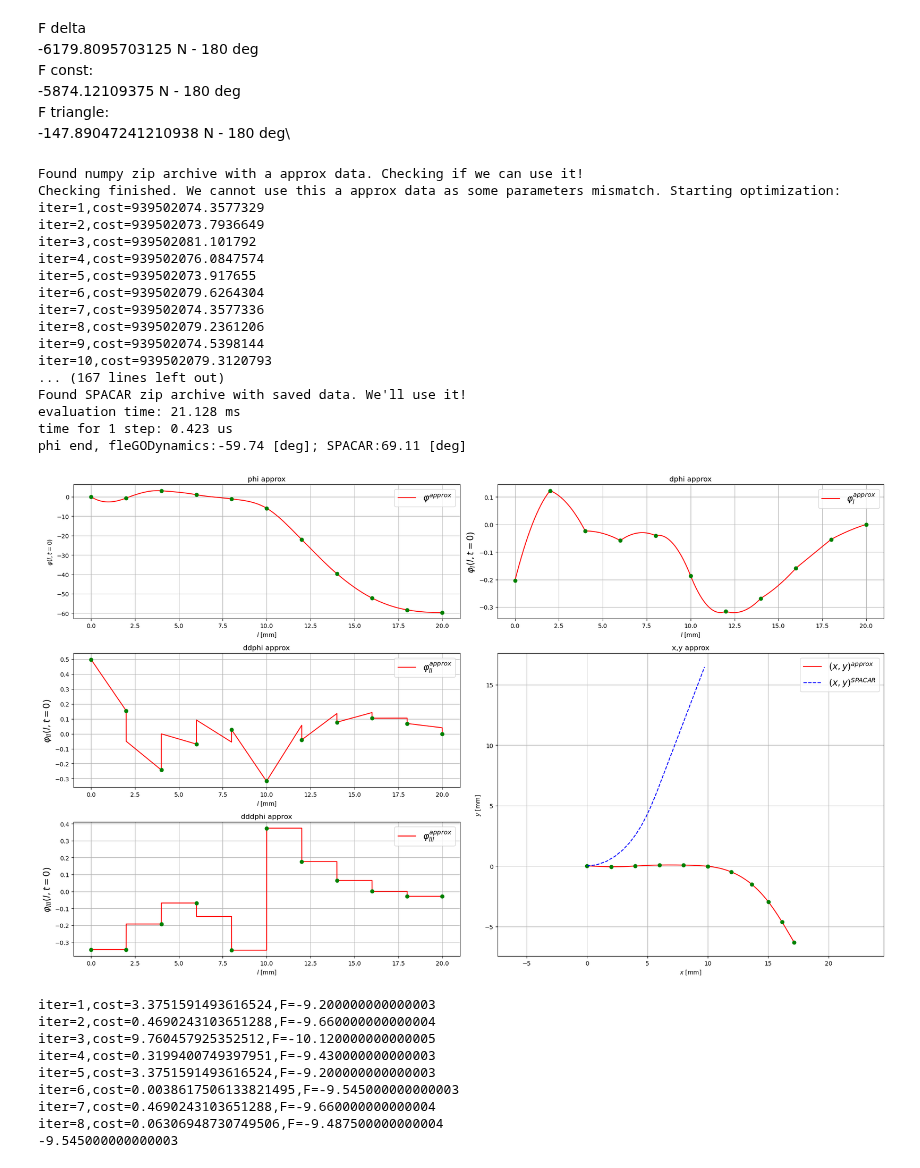
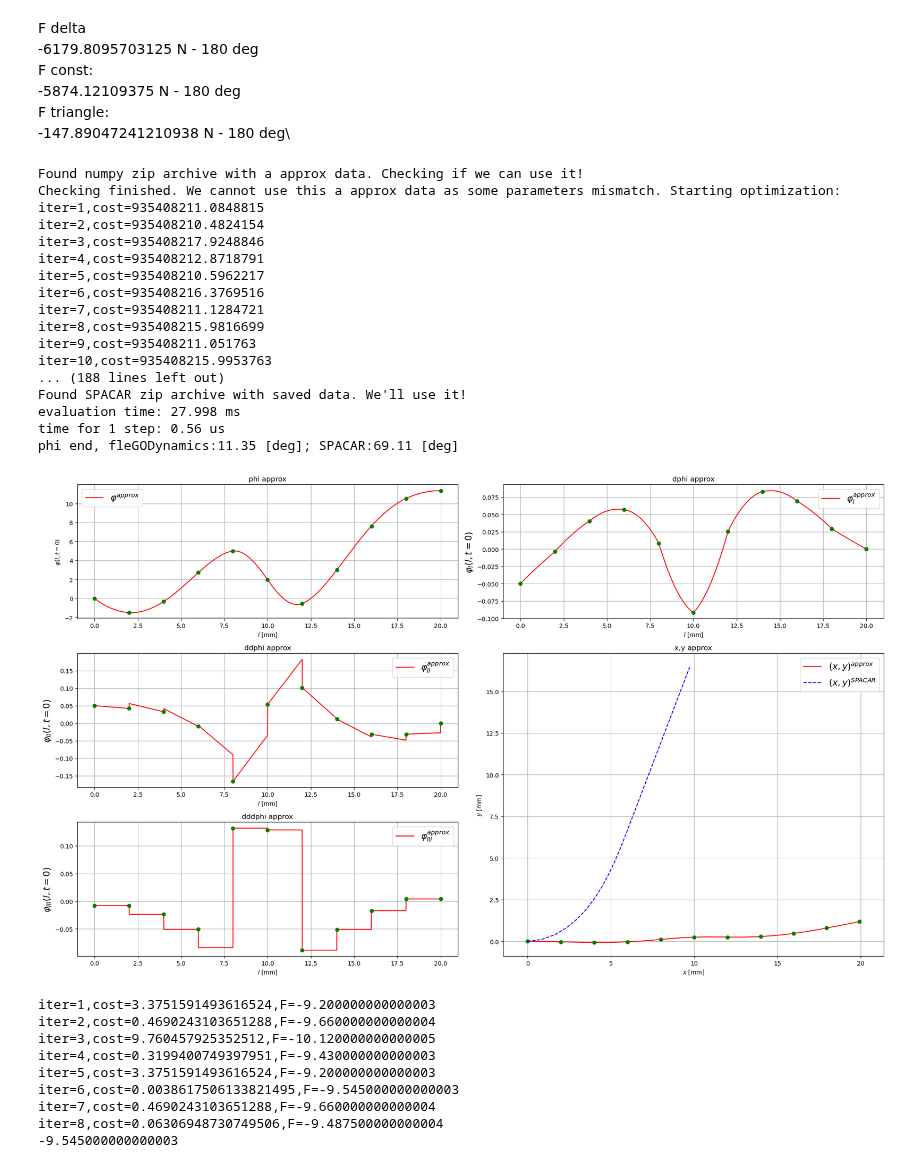
Before and after one commit to dvogureckiy99/dynastatflex, a Jupyter notebook: library_test.ipynb, the cells around one changed output. Saved outputs shown, nothing was run; the diff lists cells and outputs as text; code cells hidden in the pictures.

Commit message:
Fext_perp_int and Fext_para_int fixed, but error still there

```diff
--- a/library_test.ipynb
+++ b/library_test.ipynb
@@ -76,42 +76,42 @@ F triangle:\
 # %%
 import sys
 import sympy as sm
 import numpy as np
 # del flex_body_instance
 # del sys.modules["fleGODynamics"]
 import fleGODynamics
 flex_beam_instance = fleGODynamics.Flex_beam(L=0.02,E=2.95*1e9,h=0.01,w=0.0005,rho=1270)
 # flex_beam_instance = fleGODynamics.Flex_beam()
 flex_beam_instance.Create_Simulation()
 flex_beam_instance.FEM(Ne=10,disp=False,polynom_deg=3)
 flex_beam_instance.Simulating.Ldivide(steps_per_fe=5000,steps_per_fe4optim=1000,disp=False)
 # Fext = -5874.12109375 # const
 # Fext = -6179.8095703125 # delta
-Fext = [0,-300] # triangle -9.545000000000003
+Fext = [0,300] # triangle -9.545000000000003
 Fext_type = 'const'
-widthofFextindl = -1 # -1:standart force applying for const
+widthofFextindl = 0.5 # -1:standart force applying for const
 flex_beam_instance.Simulating.static_preparing(disp=False,Fext_in=Fext,l_Fext=0.01,Fext_type=Fext_type,widthofFextindl=widthofFextindl)
 flex_beam_instance.Simulating.static(flag_compute_a_anyway=1,disp=1,optim_alg=0)
 flex_beam_instance.Simulating.phi_approx(disp=True,der_num=2,SPACAR=True)
 # %% [output]
 Found numpy zip archive with a approx data. Checking if we can use it!
 Checking finished. We cannot use this a approx data as some parameters mismatch. Starting optimization:
-iter=1,cost=939502074.3577329
-iter=2,cost=939502073.7936649
-iter=3,cost=939502081.101792
-iter=4,cost=939502076.0847574
-iter=5,cost=939502073.917655
-iter=6,cost=939502079.6264304
-iter=7,cost=939502074.3577336
-iter=8,cost=939502079.2361206
-iter=9,cost=939502074.5398144
-iter=10,cost=939502079.3120793
-... (167 lines left out)
+iter=1,cost=935408211.0848815
+iter=2,cost=935408210.4824154
+iter=3,cost=935408217.9248846
+iter=4,cost=935408212.8718791
+iter=5,cost=935408210.5962217
+iter=6,cost=935408216.3769516
+iter=7,cost=935408211.1284721
+iter=8,cost=935408215.9816699
+iter=9,cost=935408211.051763
+iter=10,cost=935408215.9953763
+... (188 lines left out)
 Found SPACAR zip archive with saved data. We'll use it!
-evaluation time: 21.128 ms
-time for 1 step: 0.423 us
-phi end, fleGODynamics:-59.74 [deg]; SPACAR:69.11 [deg]
+evaluation time: 27.998 ms
+time for 1 step: 0.56 us
+phi end, fleGODynamics:11.35 [deg]; SPACAR:69.11 [deg]
-[figure, old version]
+[figure, new version]
 # %%
 # finding Force for some angle [grad]
 import scipy as sp
```
Also changed, not shown: 2 other files.
